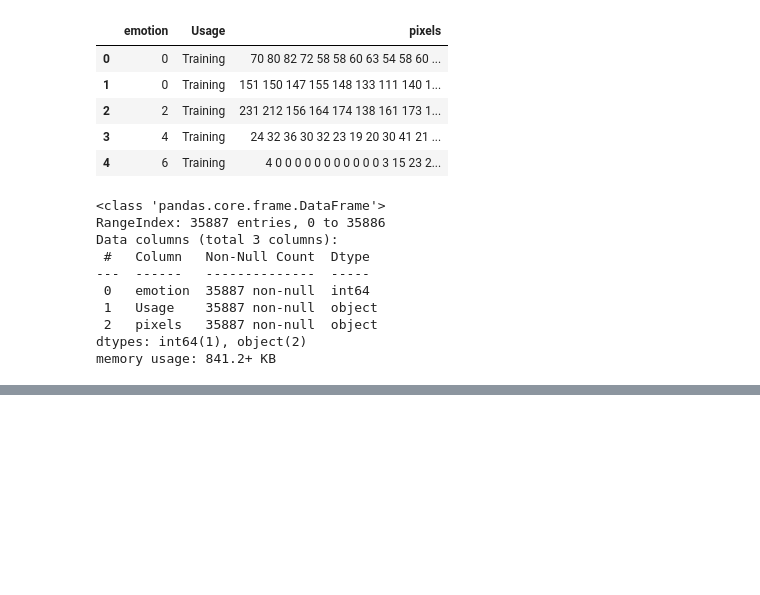
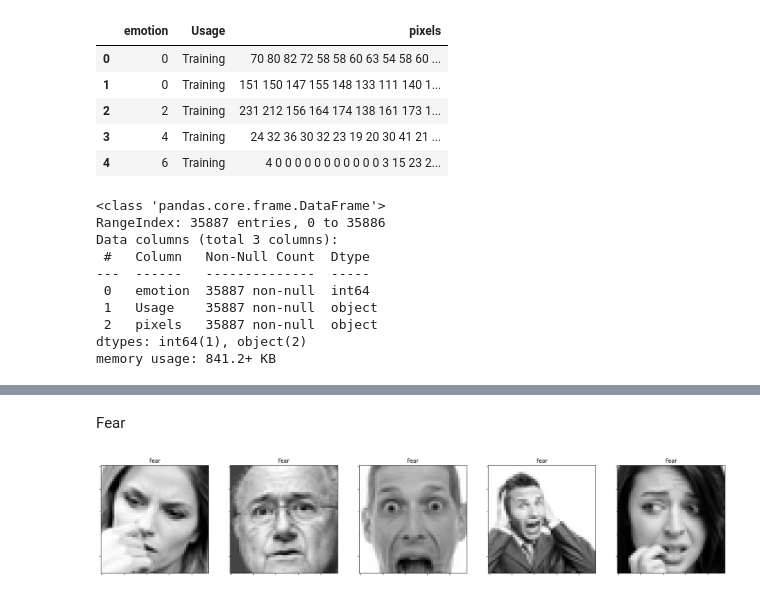
Before and after one commit to rjrizani/machine-learning, a Jupyter notebook: Emotions_Detection.ipynb, the cells around one changed output, grey strips where cells are left out. Drawn from its saved outputs; the diff is of its cells as text; code cells hidden in the pictures; blank space fills up the shorter version.

```diff
--- a/Emotions_Detection.ipynb
+++ b/Emotions_Detection.ipynb
@@ -109,0 +190,6 @@ from keras.layers import Dense, Conv2D, MaxPooling2D, Dropout, Flatten
+# %% [markdown]
+Fear
+# %%
+plot_emotion(emotion_label=2)
+# %% [output]
+[figure, added]
```
Also changed, not shown: parts of 63 cells of this notebook.
